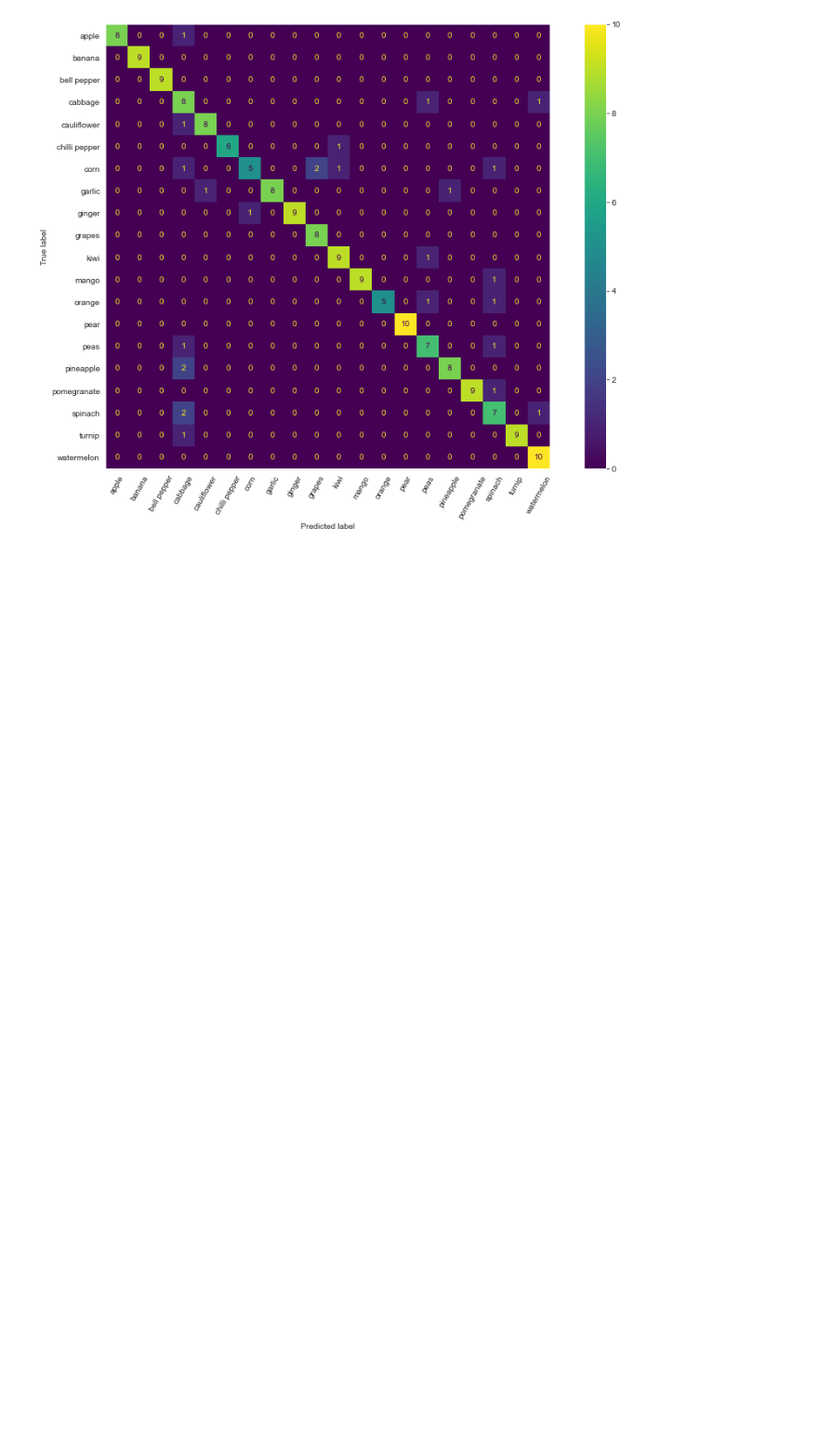
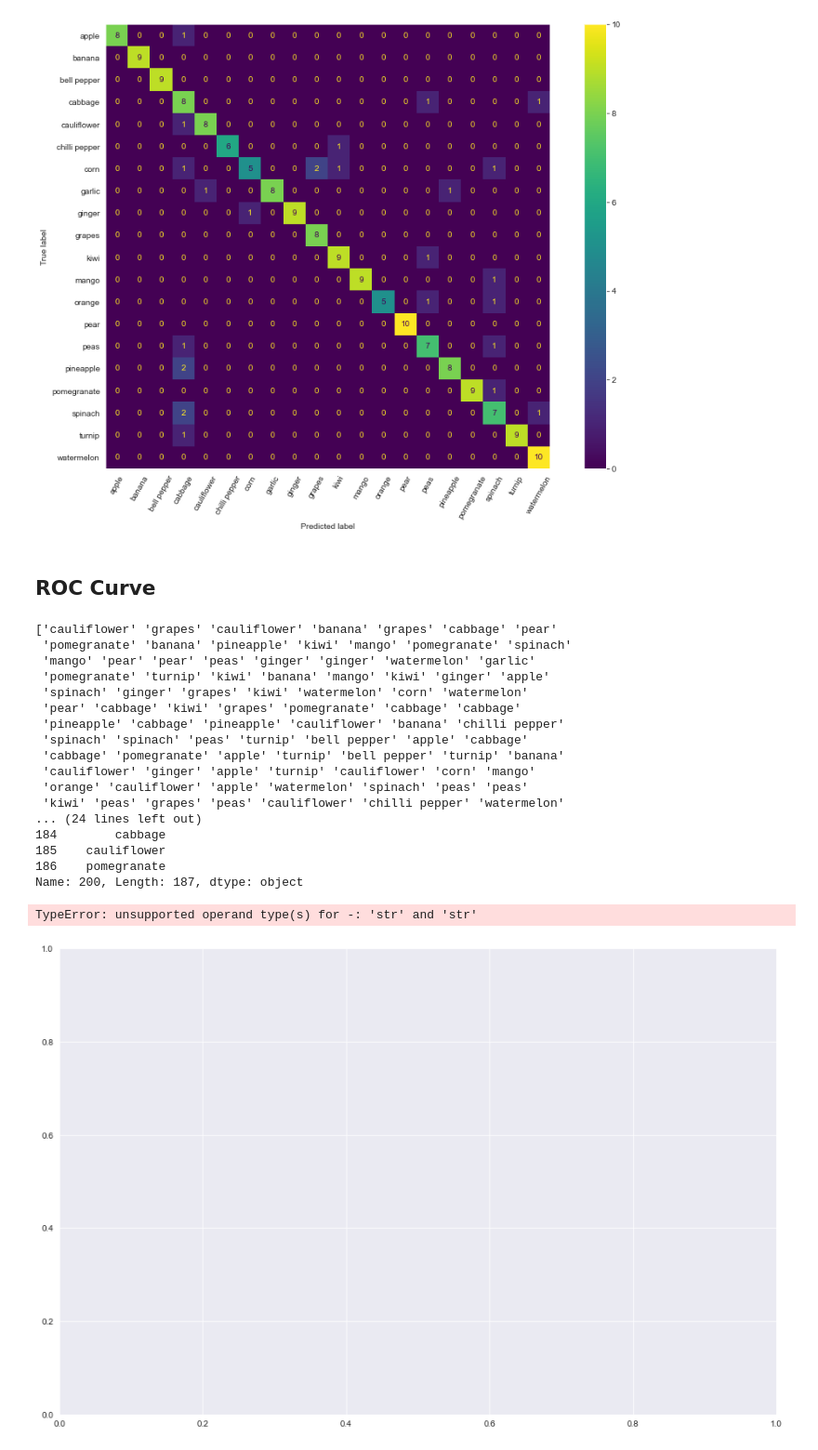
Before and after one commit to vrvenkatesh/w281-summer-2023-project-computer-vision, a Jupyter notebook: SVM.ipynb, the cells around one changed output. Shown at 93% size. Saved outputs shown, nothing was run; the diff lists cells and outputs as text; code cells hidden in the pictures; blank space fills up the shorter version.

```diff
--- a/SVM.ipynb
+++ b/SVM.ipynb
@@ -274,3 +237,35 @@ ConfusionMatrixDisplay.from_predictions(test_features[label_num], y_pred, xticks
 # %% [output]
 <sklearn.metrics._plot.confusion_matrix.ConfusionMatrixDisplay at 0x...>
 [figure]
+# %% [markdown]
+## ROC Curve
+# %%
+'''
+fig, ax = plt.subplots(figsize=(15,10))
+pred_binary = (test_features[label_num] == y_pred).astype(int)
+print(y_pred)
+print(test_features[label_num])
+fpr, tpr, thresholds = roc_curve(pred_binary, y_pred)
+roc_auc = auc(fpr, tpr)
+display = RocCurveDisplay(fpr=fpr, tpr=tpr, roc_auc=roc_auc, estimator_name='Final SVM Model')
+'''
+# %% [output]
+['cauliflower' 'grapes' 'cauliflower' 'banana' 'grapes' 'cabbage' 'pear'
+ 'pomegranate' 'banana' 'pineapple' 'kiwi' 'mango' 'pomegranate' 'spinach'
+ 'mango' 'pear' 'pear' 'peas' 'ginger' 'ginger' 'watermelon' 'garlic'
+ 'pomegranate' 'turnip' 'kiwi' 'banana' 'mango' 'kiwi' 'ginger' 'apple'
+ 'spinach' 'ginger' 'grapes' 'kiwi' 'watermelon' 'corn' 'watermelon'
+ 'pear' 'cabbage' 'kiwi' 'grapes' 'pomegranate' 'cabbage' 'cabbage'
+ 'pineapple' 'cabbage' 'pineapple' 'cauliflower' 'banana' 'chilli pepper'
+ 'spinach' 'spinach' 'peas' 'turnip' 'bell pepper' 'apple' 'cabbage'
+ 'cabbage' 'pomegranate' 'apple' 'turnip' 'bell pepper' 'turnip' 'banana'
+ 'cauliflower' 'ginger' 'apple' 'turnip' 'cauliflower' 'corn' 'mango'
+ 'orange' 'cauliflower' 'apple' 'watermelon' 'spinach' 'peas' 'peas'
+ 'kiwi' 'peas' 'grapes' 'peas' 'cauliflower' 'chilli pepper' 'watermelon'
+... (24 lines left out)
+184        cabbage
+185    cauliflower
+186    pomegranate
+Name: 200, Length: 187, dtype: object
+TypeError: unsupported operand type(s) for -: 'str' and 'str'
+[figure, added]
```
Also changed, not shown: parts of 8 cells of this notebook.
